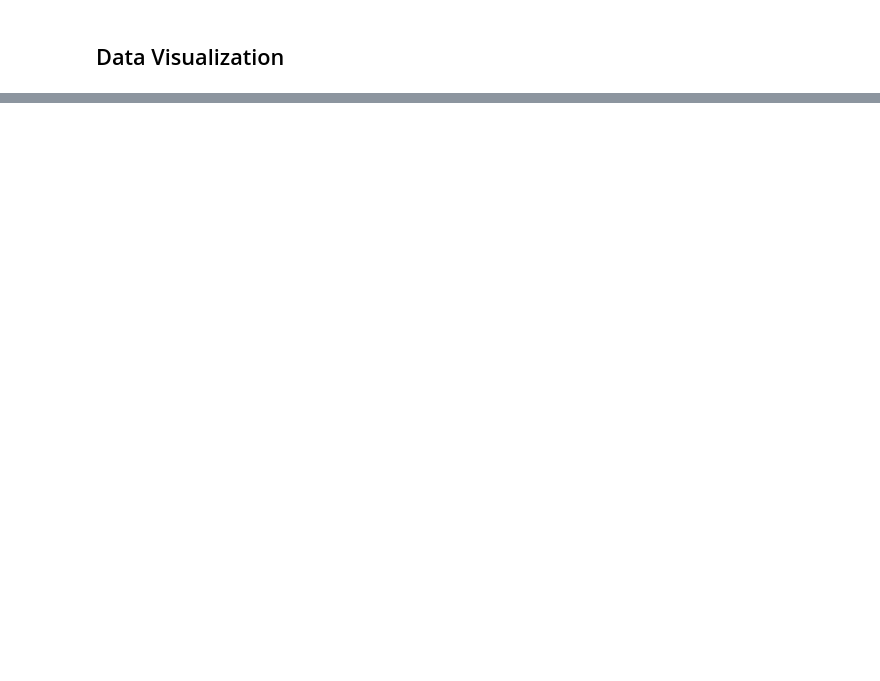
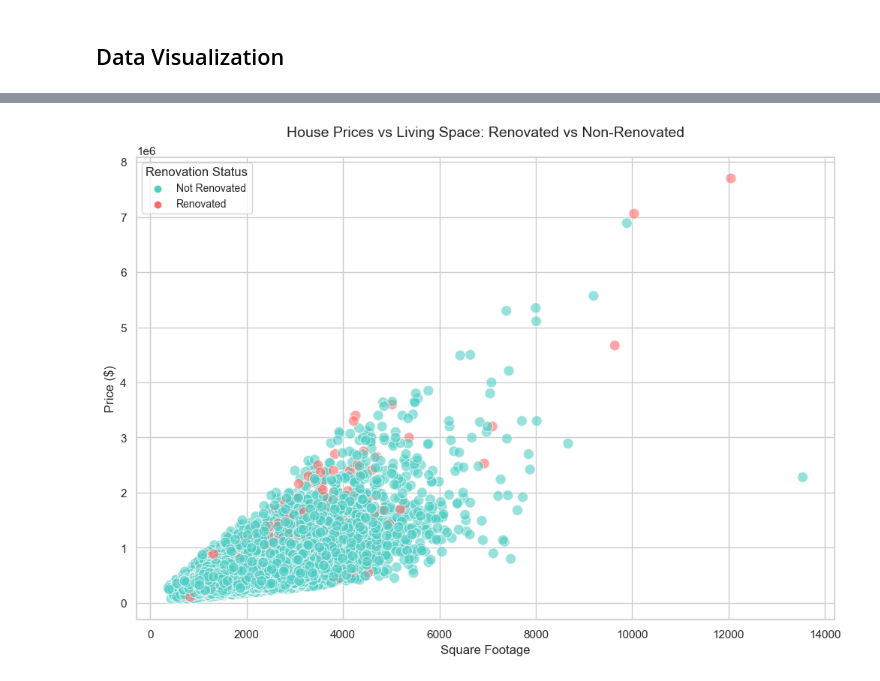
Before and after one commit to S3B3C/EDA-project_Housing, a Jupyter notebook: EDA.ipynb, the cells around one changed output, grey strips where cells are left out. Cells and saved outputs as stored; diff of their text form; code cells hidden in the pictures; blank space fills up the shorter version.

```diff
--- a/EDA.ipynb
+++ b/EDA.ipynb
@@ -726,0 +781,25 @@ OSError: 'seaborn' is not a valid package style, path of style file, URL of styl
+# %%
+# Create scatter plot with clearer colors
+plt.figure(figsize=(12, 8))
+
+# Plot with specific colors and increased point size
+sns.scatterplot(data=df_cleaned,
+                x='sqft_living',
+                y='price',
+                hue='renovated',
+                palette={'Renovated': '#FF6B6B', 'Not Renovated': '#4ECDC4'},  # Custom colors
+                s=100,  # Larger point size
+                alpha=0.6)  # Transparency
+
+# Customize the plot
+plt.title('House Prices vs Living Space: Renovated vs Non-Renovated', fontsize=14, pad=20)
+plt.xlabel('Square Footage', fontsize=12)
+plt.ylabel('Price ($)', fontsize=12)
+
+# Customize legend
+plt.legend(title='Renovation Status', title_fontsize=12, fontsize=10)
+
+# Show the plot
+plt.show()
+# %% [output]
+[figure, added]
```
Also changed, not shown: parts of 24 cells of this notebook, 3 other files.
